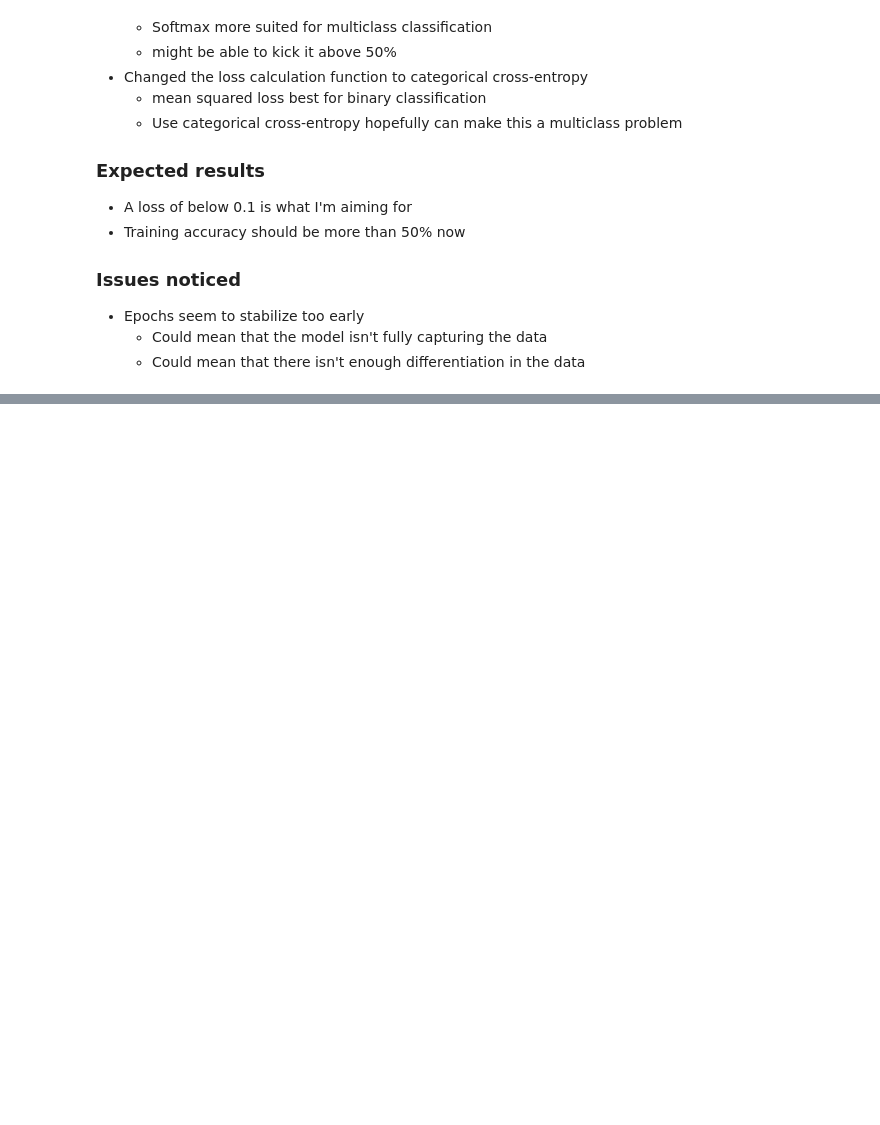
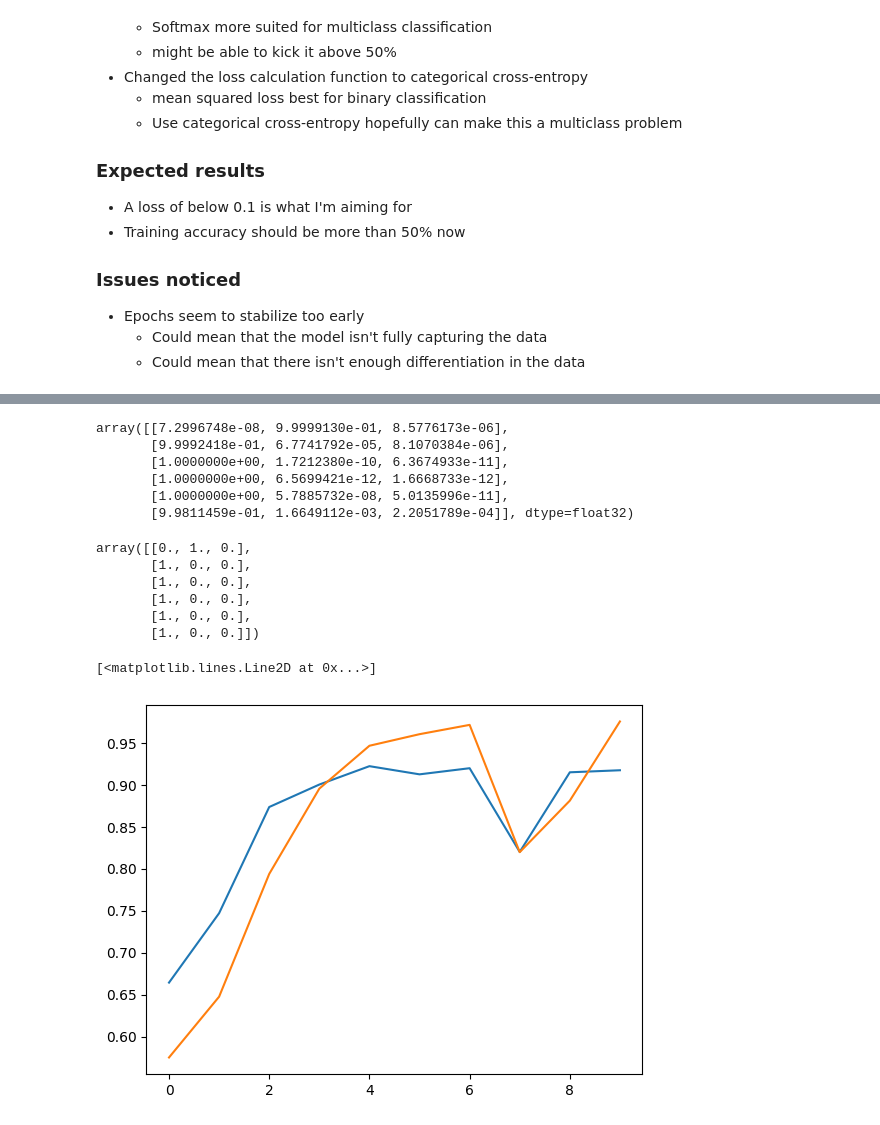
Before and after one commit to Riddy21/EEG_Model_Training, a Jupyter notebook: EEG_Binary_Classification_CNN-RNN_Trial-1.ipynb, the cells around one changed output, grey strips where cells are left out. Saved outputs shown, nothing was run; the diff lists cells and outputs as text; code cells hidden in the pictures; blank space fills up the shorter version.

Commit message:
saving the first model

```diff
--- a/EEG_Binary_Classification_CNN-RNN_Trial-1.ipynb
+++ b/EEG_Binary_Classification_CNN-RNN_Trial-1.ipynb
@@ -412,0 +368,30 @@ model.save("firstattempt.h5")
+# %%
+# Declare a sequential model
+model = Sequential()
+
+# Declare input shape of
+model.add(Input(shape=X_train[0].shape)) # shape = frames, height, channels
+
+# First add Convolution and Pooling layers
+model.add(TimeDistributed(Conv1D(253, (3))))
+model.add(TimeDistributed(Activation('relu')))
+
+model.add(TimeDistributed(Conv1D(253, (2))))
+model.add(TimeDistributed(Activation('relu')))
+model.add(TimeDistributed(MaxPooling1D(pool_size=(2))))
+
+# Flatten to prepare for Recurrent network
+model.add(TimeDistributed(Flatten()))
+
+# Recurrent layers connect to each of the time steps
+model.add(GRU(128, activation='relu', return_sequences=False))
+model.add(Dropout(0.2))
+model.add(Dense(128, activation='relu'))
+model.add(Dense(64, activation='relu')
+         )
+model.add(Dropout(0.4))
+model.add(Dense(48, activation='relu'))
+model.add(Dropout(0.4))
+
+# Output is 3, REST, GO, STOP likelihood
+model.add(Dense(3, activation='softmax'))
@@ -412,0 +400,2 @@ model.save("firstattempt.h5")
+# %%
+model.compile(optimizer='adam', loss='categorical_crossentropy', metrics=['accuracy'])
@@ -412,0 +442,2 @@ model.save("firstattempt.h5")
+# %%
+results = model.fit(X_train, t_train, validation_data=(X_test, t_test), batch_size=5, epochs=10)
@@ -412,0 +490,18 @@ model.save("firstattempt.h5")
+# %%
+model.predict(X_test[204:210])
+# %% [output]
+array([[7.2996748e-08, 9.9999130e-01, 8.5776173e-06],
+       [9.9992418e-01, 6.7741792e-05, 8.1070384e-06],
+       [1.0000000e+00, 1.7212380e-10, 6.3674933e-11],
+       [1.0000000e+00, 6.5699421e-12, 1.6668733e-12],
+       [1.0000000e+00, 5.7885732e-08, 5.0135996e-11],
+       [9.9811459e-01, 1.6649112e-03, 2.2051789e-04]], dtype=float32)
+# %%
+t_test[204:210]
+# %% [output]
+array([[0., 1., 0.],
+       [1., 0., 0.],
+       [1., 0., 0.],
+       [1., 0., 0.],
+       [1., 0., 0.],
+       [1., 0., 0.]])
@@ -412,0 +511,6 @@ model.save("firstattempt.h5")
+# %%
+plt.plot(results.history['val_accuracy'])
+plt.plot(results.history['accuracy'])
+# %% [output]
+[<matplotlib.lines.Line2D at 0x...>]
+[figure, added]
```
Also changed, not shown: parts of 26 cells of this notebook, 3 other files.
